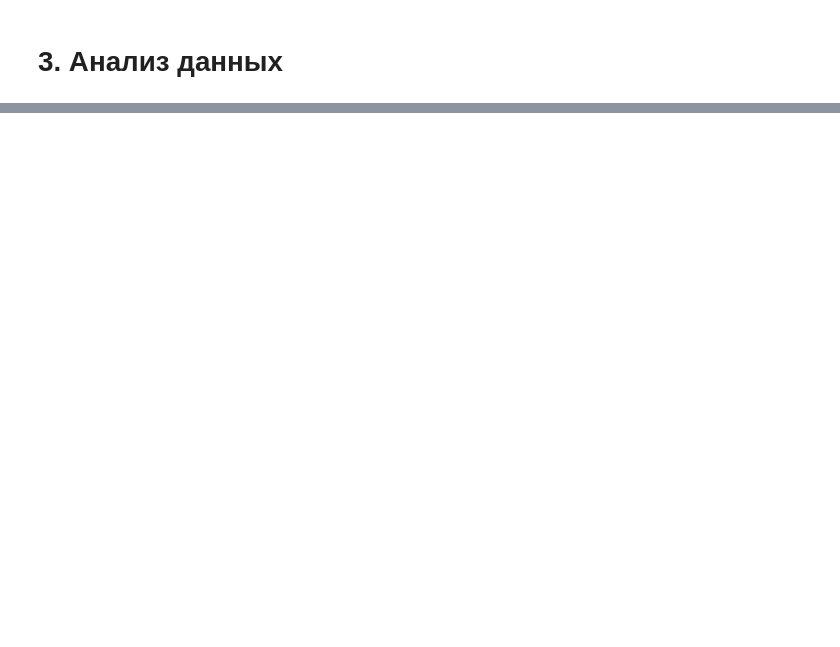
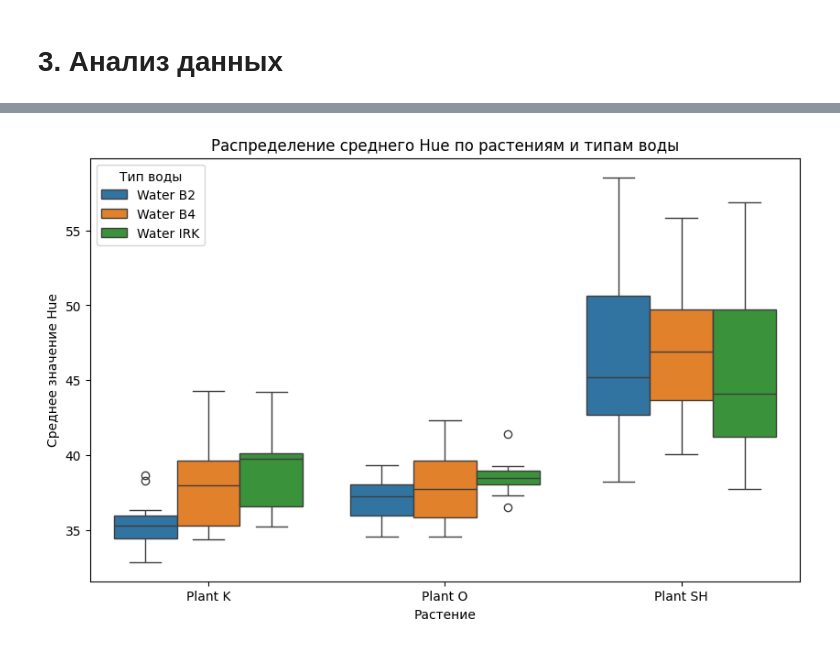
Before and after one commit to Madoxx21/PhenoPi, a Jupyter notebook: Phenotyping Pipeline.ipynb, the cells around one changed output, grey strips where cells are left out. Cells and saved outputs as stored; diff of their text form; code cells hidden in the pictures; blank space fills up the shorter version.

```diff
--- a/Phenotyping Pipeline.ipynb
+++ b/Phenotyping Pipeline.ipynb
@@ -423,13 +426,0 @@ plt.show()
-# %%
-df['hue_group_2'] = df['irk'].astype(str) + '_' + df['b2'].astype(str)
-
-# k = 0, sh = 1, то → hue_group = "0_1"
-# k = 1, sh = 0, то → hue_group = "1_0"
-# k = 0, sh = 0, то → hue_group = "0_0"
-
-sns.scatterplot(x='hue_mean', y='saturation_mean', data=df, hue='hue_group_2', palette='tab10')
-
-plt.xlabel('Hue Mean (оттенок)')
-plt.ylabel('Saturation Mean (насыщенность)')
-plt.title('Распределение оттенков растений')
-plt.show()
@@ -515,0 +439,10 @@ Name: hue_std, dtype: float64
+# %%
+plt.figure(figsize=(10, 6))
+sns.boxplot(data=df, x='plants', y='hue_mean', hue='water_type')
+plt.title('Распределение среднего Hue по растениям и типам воды')
+plt.xlabel('Растение')
+plt.ylabel('Среднее значение Hue')
+plt.legend(title='Тип воды')
+plt.show()
+# %% [output]
+[figure, added]
```
Also changed, not shown: parts of 46 cells of this notebook.
